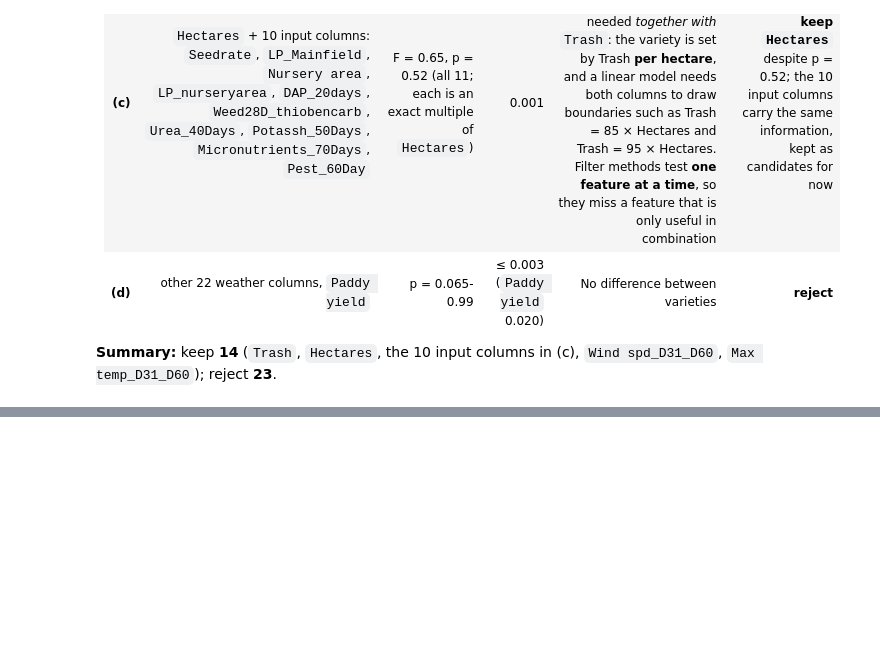
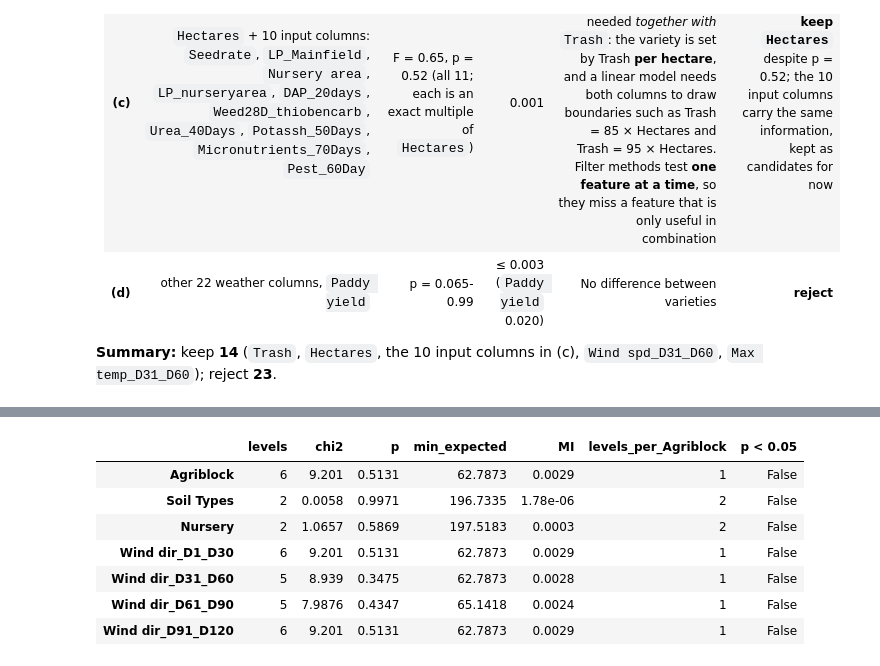
Before and after one commit to phattanaratjeedjeen-sudo/paddy, a Jupyter notebook: src/HW02_6810.ipynb, the cells around one changed output, grey strips where cells are left out. Cells and saved outputs as stored; diff of their text form; code cells hidden in the pictures; blank space fills up the shorter version.

```diff
--- a/src/HW02_6810.ipynb
+++ b/src/HW02_6810.ipynb
@@ -675,0 +706,20 @@ expected number passing by chance alone if no feature were related: 0.05 x 37 =
+# %%
+cat_rows = {}
+for c in CAT:
+    ctab = pd.crosstab(tr[c], tr[TARGET])
+    chi2, pc, _, exp = stats.chi2_contingency(ctab)
+    mi = mutual_info_classif(pd.factorize(tr[c])[0].reshape(-1, 1), tr[TARGET], discrete_features=True, random_state=SEED)[0]
+    cat_rows[short(c)] = dict(levels=tr[c].nunique(), chi2=chi2, p=pc, min_expected=exp.min(), MI=mi,
+                              levels_per_Agriblock=(pd.crosstab(tr['Agriblock'], tr[c]) > 0).sum(axis=1).max())
+cat_tab = pd.DataFrame(cat_rows).T
+cat_tab['p < 0.05'] = cat_tab.p < 0.05
+display(cat_tab)
+# %% [output]
+|  | levels | chi2 | p | min_expected | MI | levels_per_Agriblock | p < 0.05 |
+| Agriblock | 6 | 9.201 | 0.5131 | 62.7873 | 0.0029 | 1 | False |
+| Soil Types | 2 | 0.0058 | 0.9971 | 196.7335 | 1.78e-06 | 2 | False |
+| Nursery | 2 | 1.0657 | 0.5869 | 197.5183 | 0.0003 | 2 | False |
+| Wind dir_D1_D30 | 6 | 9.201 | 0.5131 | 62.7873 | 0.0029 | 1 | False |
+| Wind dir_D31_D60 | 5 | 8.939 | 0.3475 | 62.7873 | 0.0028 | 1 | False |
+| Wind dir_D61_D90 | 5 | 7.9876 | 0.4347 | 65.1418 | 0.0024 | 1 | False |
+| Wind dir_D91_D120 | 6 | 9.201 | 0.5131 | 62.7873 | 0.0029 | 1 | False |
```
Also changed, not shown: parts of 5 cells of this notebook.
